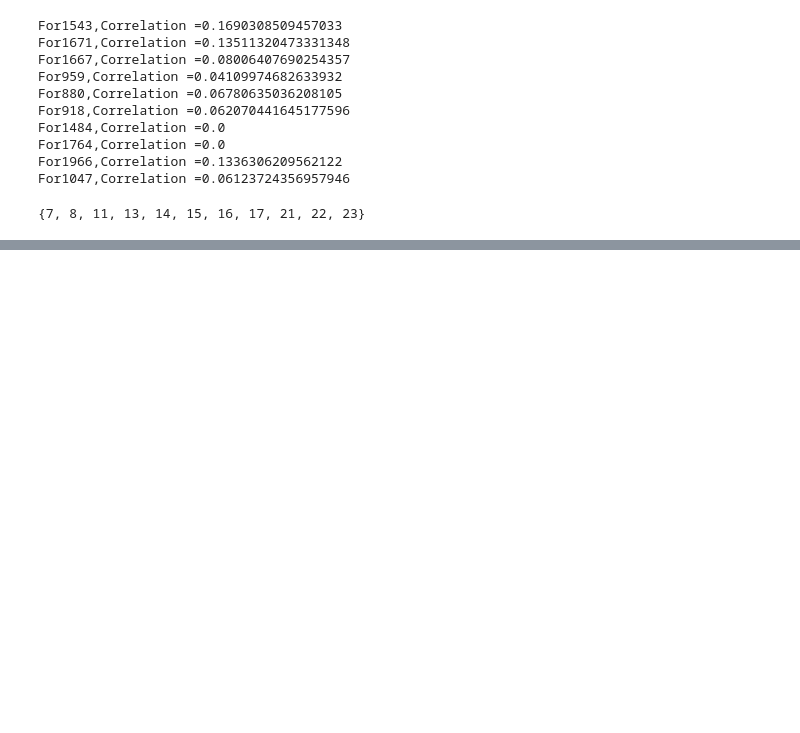
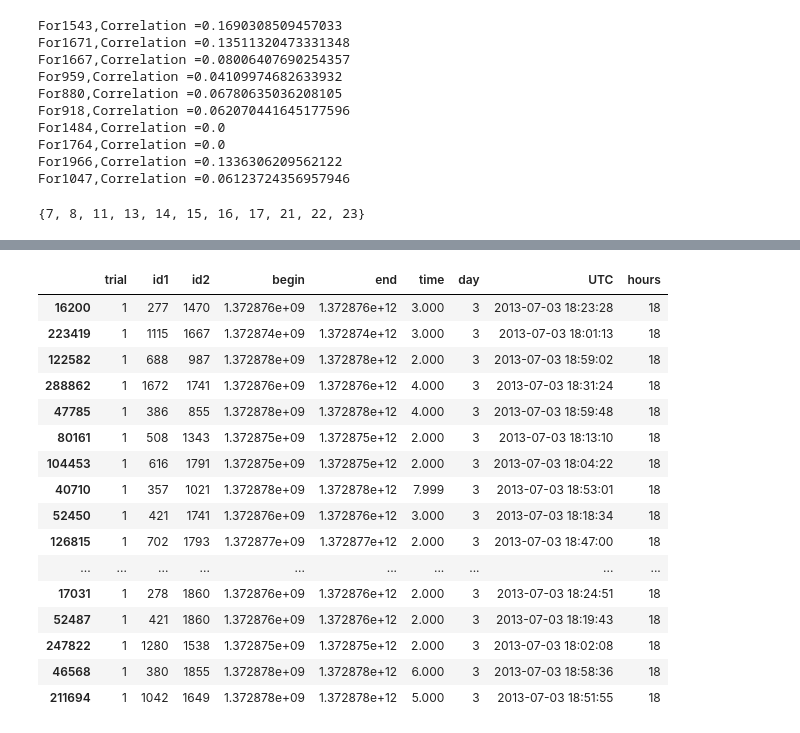
Before and after one commit to rc1208/Bees-food-network-analysis, a Jupyter notebook: Be-Temporal.ipynb, the cells around one changed output, grey strips where cells are left out. Drawn from its saved outputs; the diff is of its cells as text; code cells hidden in the pictures; blank space fills up the shorter version.

```diff
--- a/Be-Temporal.ipynb
+++ b/Be-Temporal.ipynb
@@ -504,0 +546,22 @@ For955,Correlation =0.0
+# %%
+df_hr_format
+
+df_hr_18 = df_hr_format[df_hr_format['hours'] == 18]
+# %% [output]
+|  | trial | id1 | id2 | begin | end | time | day | UTC | hours |
+| 16200 | 1 | 277 | 1470 | 1.372876e+09 | 1.372876e+12 | 3.000 | 3 | 2013-07-03 18:23:28 | 18 |
+| 223419 | 1 | 1115 | 1667 | 1.372874e+09 | 1.372874e+12 | 3.000 | 3 | 2013-07-03 18:01:13 | 18 |
+| 122582 | 1 | 688 | 987 | 1.372878e+09 | 1.372878e+12 | 2.000 | 3 | 2013-07-03 18:59:02 | 18 |
+| 288862 | 1 | 1672 | 1741 | 1.372876e+09 | 1.372876e+12 | 4.000 | 3 | 2013-07-03 18:31:24 | 18 |
+| 47785 | 1 | 386 | 855 | 1.372878e+09 | 1.372878e+12 | 4.000 | 3 | 2013-07-03 18:59:48 | 18 |
+| 80161 | 1 | 508 | 1343 | 1.372875e+09 | 1.372875e+12 | 2.000 | 3 | 2013-07-03 18:13:10 | 18 |
+| 104453 | 1 | 616 | 1791 | 1.372875e+09 | 1.372875e+12 | 2.000 | 3 | 2013-07-03 18:04:22 | 18 |
+| 40710 | 1 | 357 | 1021 | 1.372878e+09 | 1.372878e+12 | 7.999 | 3 | 2013-07-03 18:53:01 | 18 |
+| 52450 | 1 | 421 | 1741 | 1.372876e+09 | 1.372876e+12 | 3.000 | 3 | 2013-07-03 18:18:34 | 18 |
+| 126815 | 1 | 702 | 1793 | 1.372877e+09 | 1.372877e+12 | 2.000 | 3 | 2013-07-03 18:47:00 | 18 |
+| ... | ... | ... | ... | ... | ... | ... | ... | ... | ... |
+| 17031 | 1 | 278 | 1860 | 1.372876e+09 | 1.372876e+12 | 2.000 | 3 | 2013-07-03 18:24:51 | 18 |
+| 52487 | 1 | 421 | 1860 | 1.372876e+09 | 1.372876e+12 | 2.000 | 3 | 2013-07-03 18:19:43 | 18 |
+| 247822 | 1 | 1280 | 1538 | 1.372875e+09 | 1.372875e+12 | 2.000 | 3 | 2013-07-03 18:02:08 | 18 |
+| 46568 | 1 | 380 | 1855 | 1.372878e+09 | 1.372878e+12 | 6.000 | 3 | 2013-07-03 18:58:36 | 18 |
+| 211694 | 1 | 1042 | 1649 | 1.372878e+09 | 1.372878e+12 | 5.000 | 3 | 2013-07-03 18:51:55 | 18 |
```
Also changed, not shown: parts of 12 cells of this notebook.
